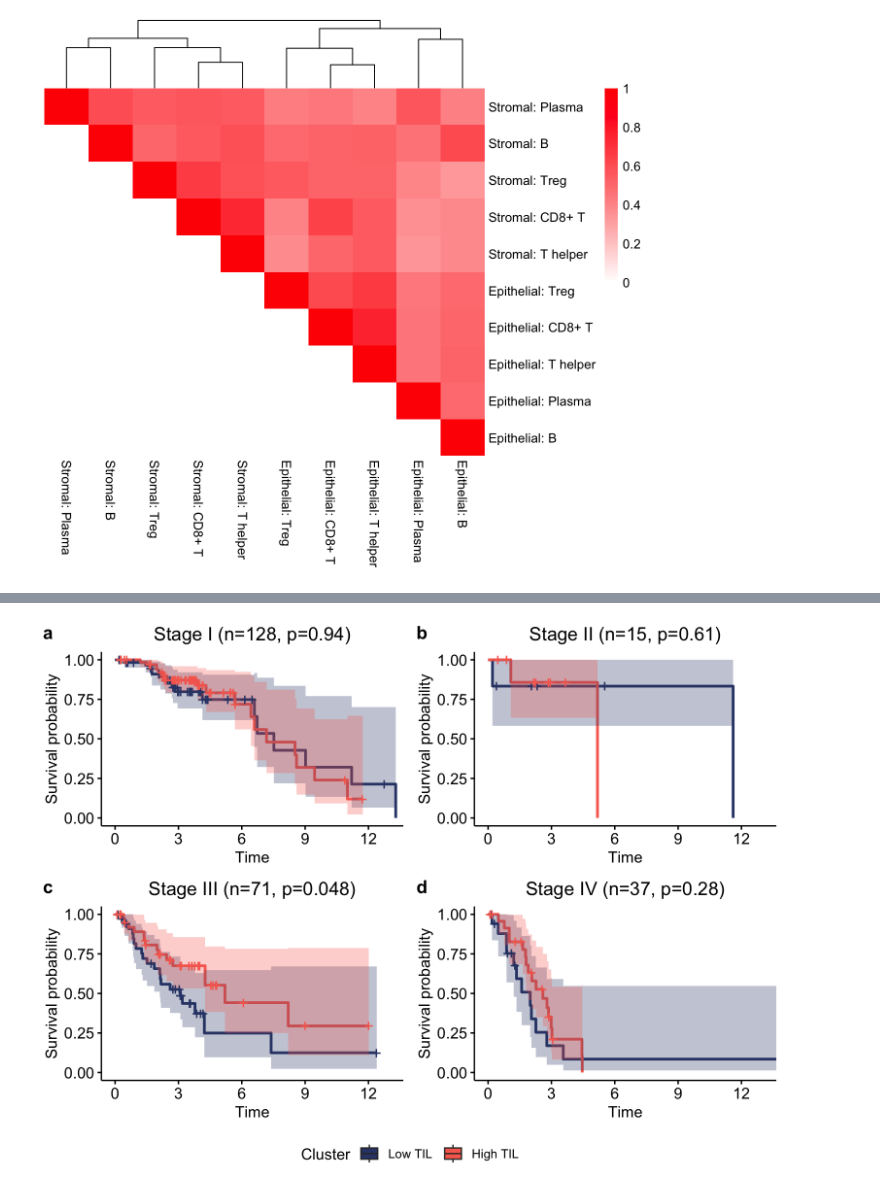
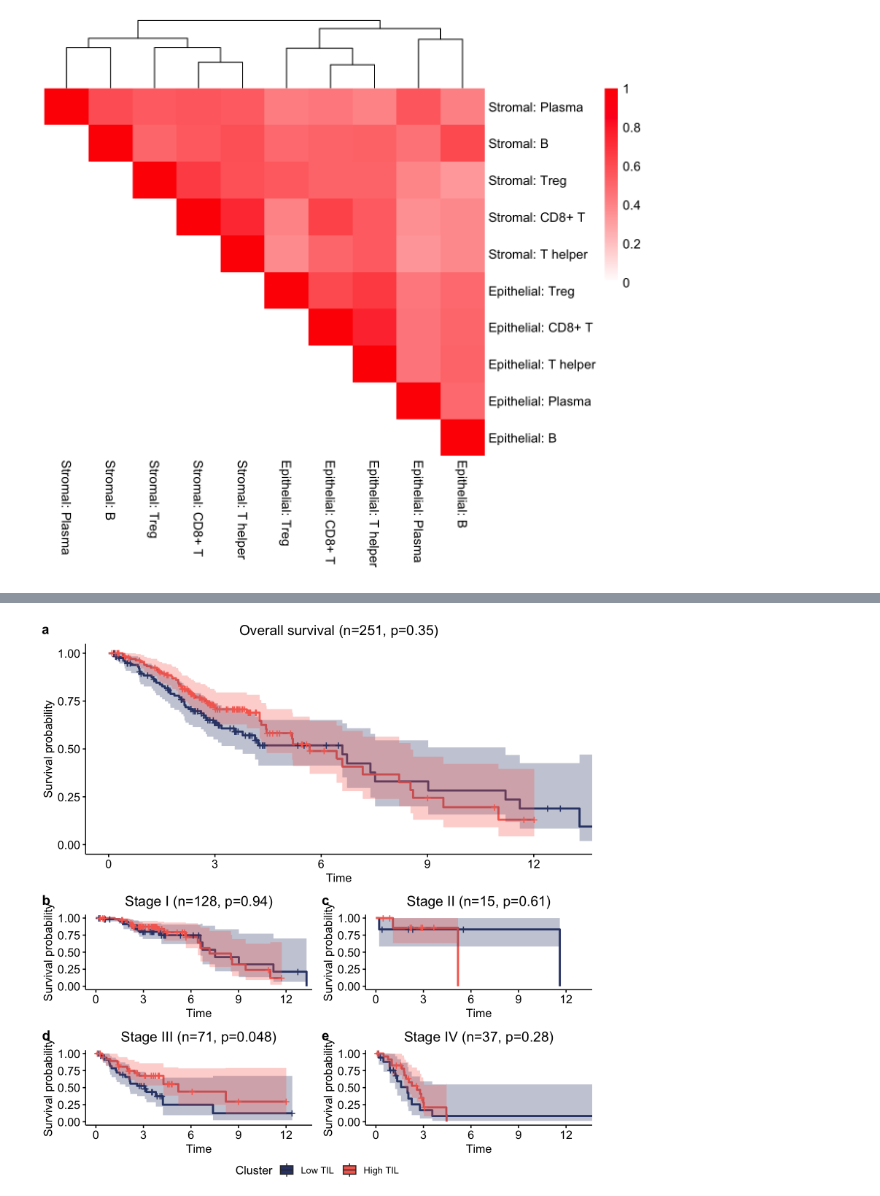
Before and after one commit to Irrationone/tfri_halo, a Jupyter notebook: paper/_manuscript/notebooks/clustering.out.ipynb, the cells around one changed output, grey strips where cells are left out. Drawn from its saved outputs; the diff is of its cells as text; code cells hidden in the pictures.

```diff
--- a/paper/_manuscript/notebooks/clustering.out.ipynb
+++ b/paper/_manuscript/notebooks/clustering.out.ipynb
@@ -449,11 +449,15 @@ names(cox_fits_cs) <- unique_outcomes
 # names(cox_fits_pdl1) <- unique_outcomes
 # %%
 unique_outcomes <- c("os", "pfs", "dss")
-unique_stage <- c("I", "II", "III", "IV")
+unique_stage <- c("I", "II", "III", "IV", "all")
 
 km_fits <- lapply(unique_outcomes, function(x) {
   tmp <- lapply(unique_stage, function(stage) {
-    df <- clinical_long_clust_assignments %>% filter(outcome == x, stage_main == stage)
+    if (stage == "all") {
+      df <- clinical_long_clust_assignments %>% filter(outcome == x, stage_main %in% c("I", "II", "III", "IV"))
+    } else {
+      df <- clinical_long_clust_assignments %>% filter(outcome == x, stage_main == stage)
+    }
     fit <- survfit(Surv(time, status) ~ clust_map,
                    data = df)
     pval <- surv_pvalue(fit, data = df)
@@ -475,6 +479,32 @@ km_fits <- lapply(unique_outcomes, function(x) {
   return(tmp)
 })
 names(km_fits) <- unique_outcomes
+# %%
+unique_chemo <- c(FALSE, TRUE)
+km_chemo_fits <- lapply(unique_outcomes, function(x) {
+  tmp <- lapply(unique_chemo, function(chemo_opt) {
+    df <- clinical_long_clust_assignments %>% filter(outcome == x, stage_main %in% c("I", "II", "III", "IV"), chemo == chemo_opt)
+    fit <- survfit(Surv(time, status) ~ clust_map,
+                   data = df)
+    pval <- surv_pvalue(fit, data = df)
+    plot <- ggsurvplot(fit,
+                       data = df,
+                       pval = FALSE,
+                       pval.method = FALSE,
+                       conf.int = TRUE,
+                       risk.table = TRUE,
+                       title = paste0("Chemo ", chemo_opt, " (n=", length(unique(intersect(df$acc_num, metatable_full$acc_num))), ", ", str_replace_all(pval$pval.txt, " ", ""), ")"),
+                       legend = "none",
+                       palette = unname(palette_tilclust),
+                       xlim = c(0, 13),
+                       break.x.by = 3,
+                       ggtheme = theme_pubr())
+    return(list(fit=fit, plot=plot$plot + theme(plot.title = element_text(hjust = 0.5)), pval=pval))
+  })
+  names(tmp) <- unique_chemo
+  return(tmp)
+})
+names(km_chemo_fits) <- unique_outcomes
 # %%
 cnsig_dir <- here::here("data", "raw", "huntsman_cn_signatures", "OneDrive_1_9-18-2023")
 
@@ -669,11 +725,13 @@ cox_tables_merged %>% as_flex_table()
 | 1HR = Hazard Ratio, CI = Confiden... |  |  |  |  |  |  | ... |
 # %%
 surv_outcome <- "os"
+km_all_plot <- km_fits[[surv_outcome]]$all$plot
+km_all_plot$labels$title <- str_replace(km_all_plot$labels$title, "Stage all", "Overall survival")
 top_plot <- plot_grid(km_fits[[surv_outcome]]$I$plot,
                       km_fits[[surv_outcome]]$II$plot,
                       km_fits[[surv_outcome]]$III$plot,
                       km_fits[[surv_outcome]]$IV$plot,
-                      ncol = 2, labels = c("auto"))
-plot_grid(top_plot, cluster_legend, nrow = 2, rel_heights = c(1, 0.1))
+                      ncol = 2, labels = c("b", "c", "d", "e"))
+plot_grid(km_all_plot, top_plot, cluster_legend, nrow = 3, rel_heights = c(1.5, 1.5, 0.1), labels = c("a", "", ""))
 # %% [output]
-[figure, old version]
+[figure, new version]
```
Also changed, not shown: parts of 10 cells of this notebook, 16 other files.
